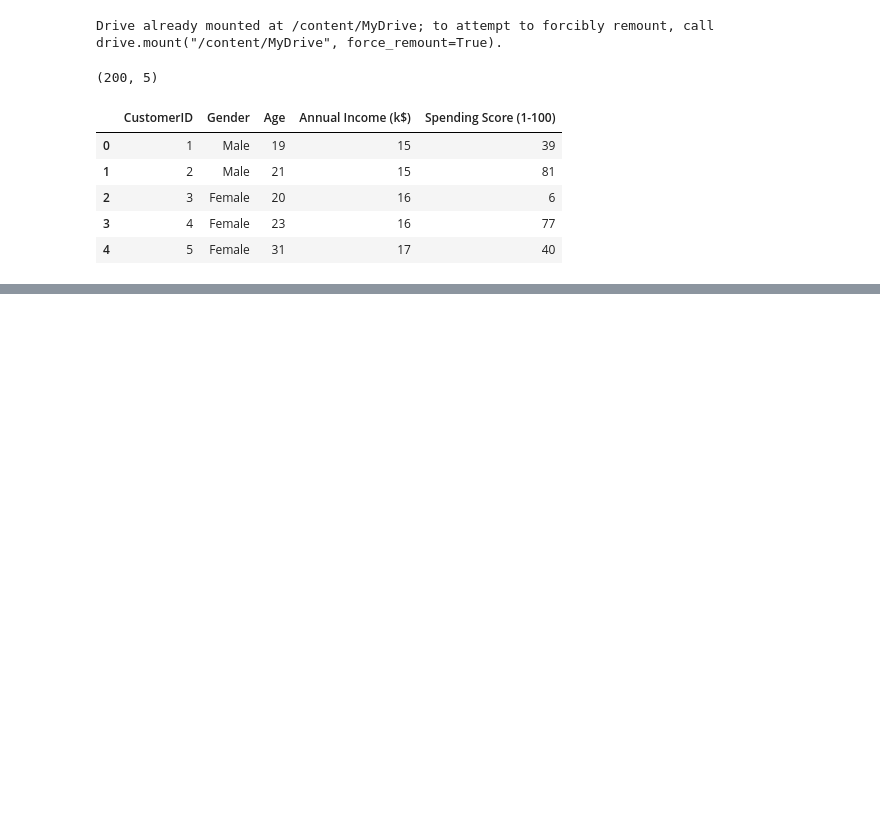
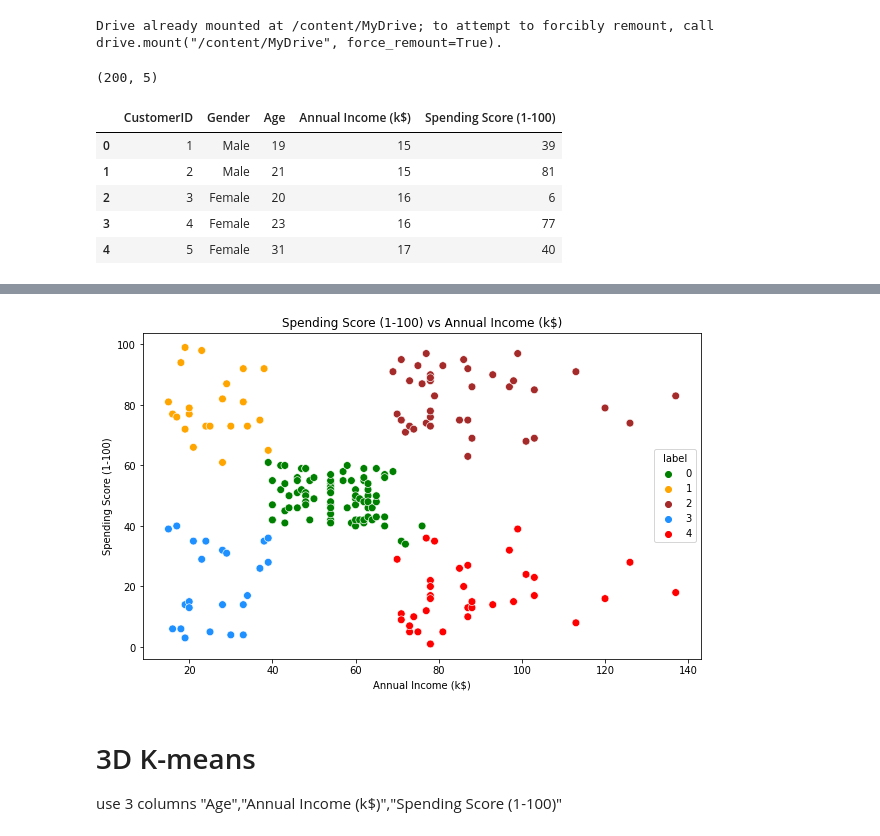
Before and after one commit to guangyitan/Udemy-Unsupervised-Machine-Learning-with-2-Capstone-ML-Projects, a Jupyter notebook: Implementing_Kmeans_on_Mall_Dataset.ipynb, the cells around one changed output, grey strips where cells are left out. Drawn from its saved outputs; the diff is of its cells as text; code cells hidden in the pictures; blank space fills up the shorter version.

```diff
--- a/Implementing_Kmeans_on_Mall_Dataset.ipynb
+++ b/Implementing_Kmeans_on_Mall_Dataset.ipynb
@@ -29,0 +88,12 @@ data.head()
+# %%
+# set random_state to make the results reproducible
+km = KMeans(n_clusters=5, init='k-means++', n_init=10, max_iter=300, random_state=0)
+#Fitting the input data
+km.fit(X)
+#predicting the labels of the input data
+y_means = km.predict(X)
+#adding the predicted y to a column named label
+df1 = data.copy()
+df1["label"] = y_means
+#The new dataframe with the clustering done
+df1.head()
@@ -29,0 +107,14 @@ data.head()
+# %%
+# Scatterplot of the clusters
+plt.figure(figsize=(10,6))
+sns.scatterplot(x = 'Annual Income (k$)',y = 'Spending Score (1-100)',hue="label",
+                 palette=['green','orange','brown','dodgerblue','red'], legend='full',data = df1  ,s = 60 )
+plt.xlabel('Annual Income (k$)')
+plt.ylabel('Spending Score (1-100)')
+plt.title('Spending Score (1-100) vs Annual Income (k$)')
+plt.show()
+# %% [output]
+[figure, added]
+# %% [markdown]
+# 3D K-means
+use 3 columns "Age","Annual Income (k$)","Spending Score (1-100)"
```
Also changed, not shown: parts of 14 cells of this notebook.
